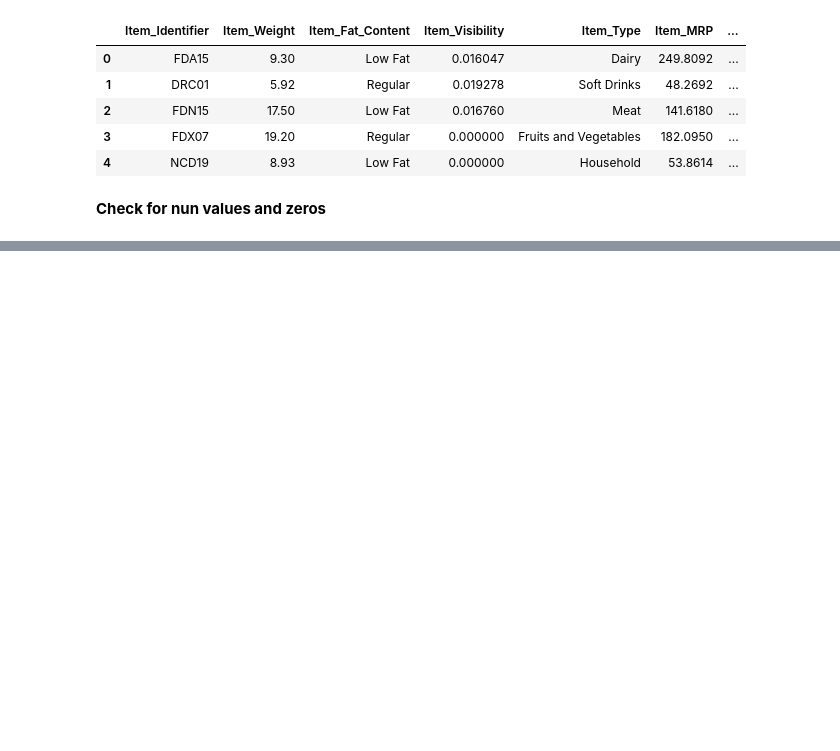
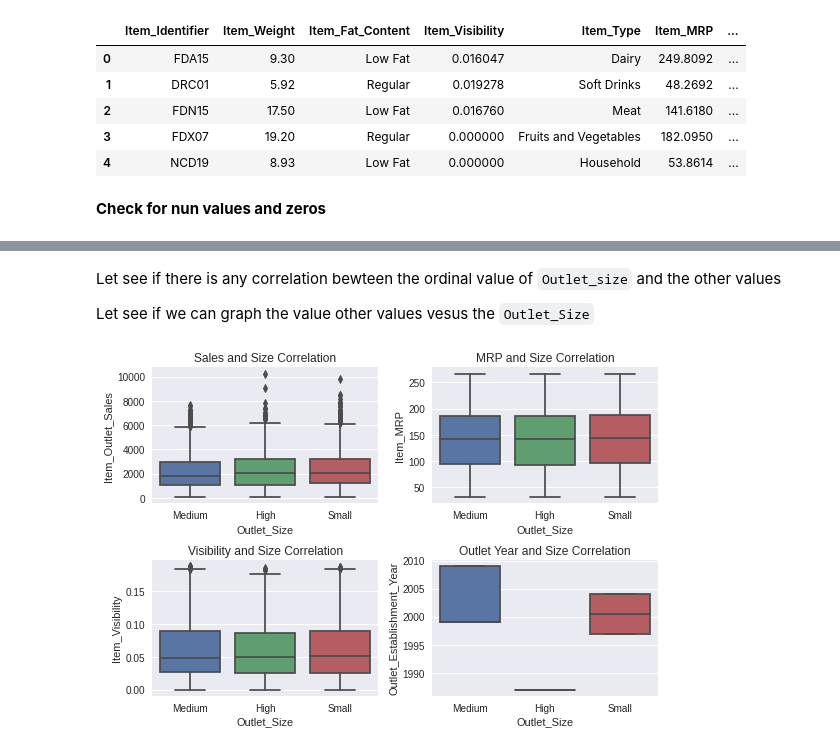
Before and after one commit to GoranTopic/food-sales-predictions, a Jupyter notebook: food_sales_predictions.ipynb, the cells around one changed output, grey strips where cells are left out. Saved outputs shown, nothing was run; the diff lists cells and outputs as text; code cells hidden in the pictures; blank space fills up the shorter version.

```diff
--- a/food_sales_predictions.ipynb
+++ b/food_sales_predictions.ipynb
@@ -32,0 +104,17 @@ super_cool_df[[]]
+# %% [markdown]
+Let see if there is any correlation bewteen the ordinal value of `Outlet_size` and the other values
+
+Let see if we can graph the value other values vesus the `Outlet_Size`
+# %%
+# so let's plot it!
+# got this from
+#clean_df[['Item_Outlet_Sales', 'Outlet_Size']].plot.bar(x='Outlet_Size', y='Item_Outlet_Sales');
+figure, axis = plt.subplots(2, 2)
+sn.boxplot(y='Item_Outlet_Sales', x='Outlet_Size', data=clean_df,ax=axis[0,0]).set(title="Sales and Size Correlation");
+sn.boxplot(y='Item_MRP', x='Outlet_Size', data=clean_df,ax=axis[0,1]).set(title="MRP and Size Correlation");
+sn.boxplot(y='Item_Visibility', x='Outlet_Size', data=clean_df,ax=axis[1,0]).set(title="Visibility and Size Correlation");
+sn.boxplot(y='Outlet_Establishment_Year', x='Outlet_Size', data=clean_df,ax=axis[1,1]).set(title="Outlet Year and Size Correlation");
+# make it all fit together
+plt.tight_layout()
+# %% [output]
+[figure, added]
```
Also changed, not shown: parts of 26 cells of this notebook.
